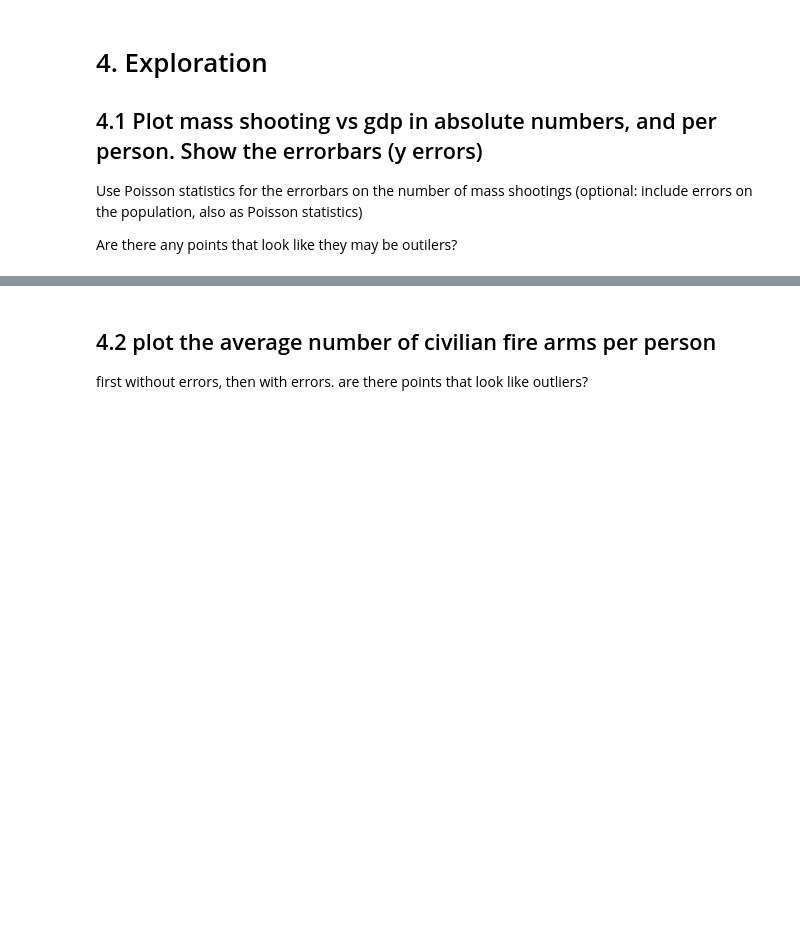
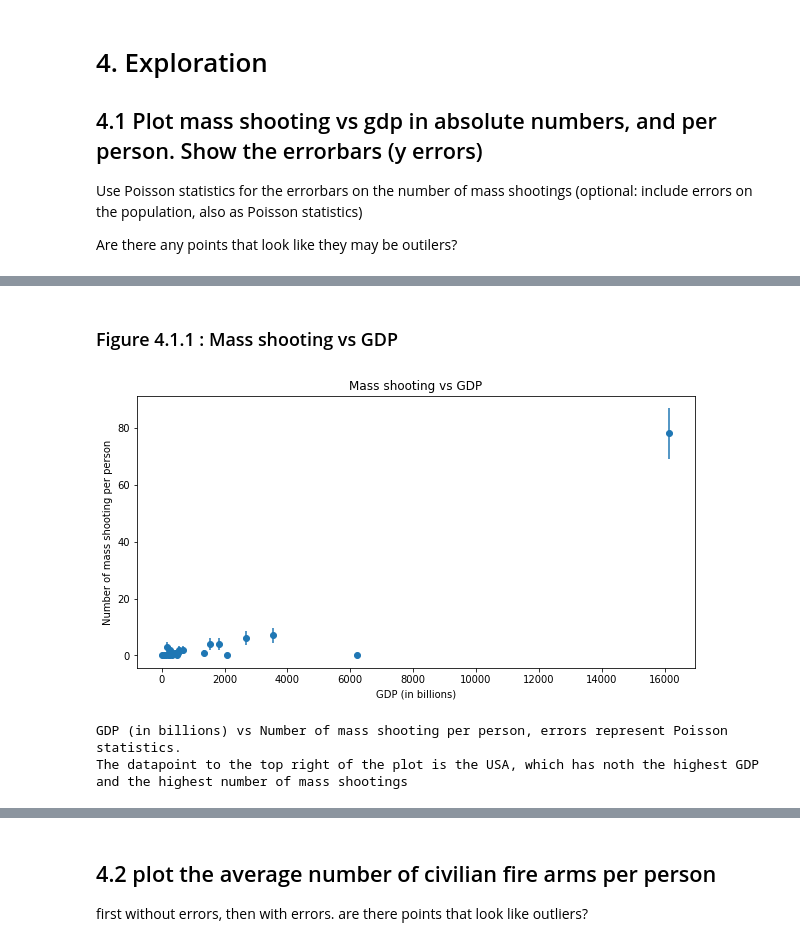
Before and after one commit to DishT/PUI2017_cct367, a Jupyter notebook: HW5_cct367/HW5_3.ipynb, the cells around one changed output, grey strips where cells are left out. Cells and saved outputs as stored; diff of their text form; code cells hidden in the pictures; blank space fills up the shorter version.

```diff
--- a/HW5_cct367/HW5_3.ipynb
+++ b/HW5_cct367/HW5_3.ipynb
@@ -91,0 +178,5 @@ Populating the interactive namespace from numpy and matplotlib
+# %%
+df["gdp"] = df["2012_y"]
+df["pop"] = df["2012_x"]
+df.drop(["2012_x","2012_y","Country Name_y","Country Name_x"],axis = 1, inplace =True)
+df.head()
@@ -91,0 +192,19 @@ Populating the interactive namespace from numpy and matplotlib
+# %%
+def plot(x,y,xlabel,ylabel,title_name,error = False, yerr = 0):
+    fig = plt.figure(figsize=(10,5))
+    ax = fig.add_subplot(111)
+
+    scatter = ax.scatter(x , y)
+    if error:
+        ax.errorbar(x , y, yerr , fmt = '.')
+
+    ax.set_xlabel(x_label)
+    ax.set_ylabel(y_label)
+    ax.set_ylim()
+    ax.set_title(title_name)
+    plt.show()
+    ax.legend()
+    print ("{} vs {}, ".format(x_label,y_label) +
+       "errors represent Poisson statistics.\n" +
+       "The datapoint to the top right of the plot is the USA, " +
+       "which has noth the highest GDP and the highest number of mass shootings")
@@ -118,0 +257,15 @@ The datapoint to the top right of the plot is the USA, which has noth the highes
+# %% [markdown]
+### Figure 4.1.1 : Mass shooting vs GDP
+# %%
+x = df.gdp / 1e9
+y = df['Number of mass shootings']
+x_label = "GDP (in billions)"
+y_label = "Number of mass shooting per person"
+title = "Mass shooting vs GDP"
+error = True
+yerr = np.sqrt(y * 1.0)
+plot(x,y,x_label,y_label, title, error, yerr)
+# %% [output]
+[figure, added]
+GDP (in billions) vs Number of mass shooting per person, errors represent Poisson statistics.
+The datapoint to the top right of the plot is the USA, which has noth the highest GDP and the highest number of mass shootings
```
Also changed, not shown: parts of 43 cells of this notebook.
